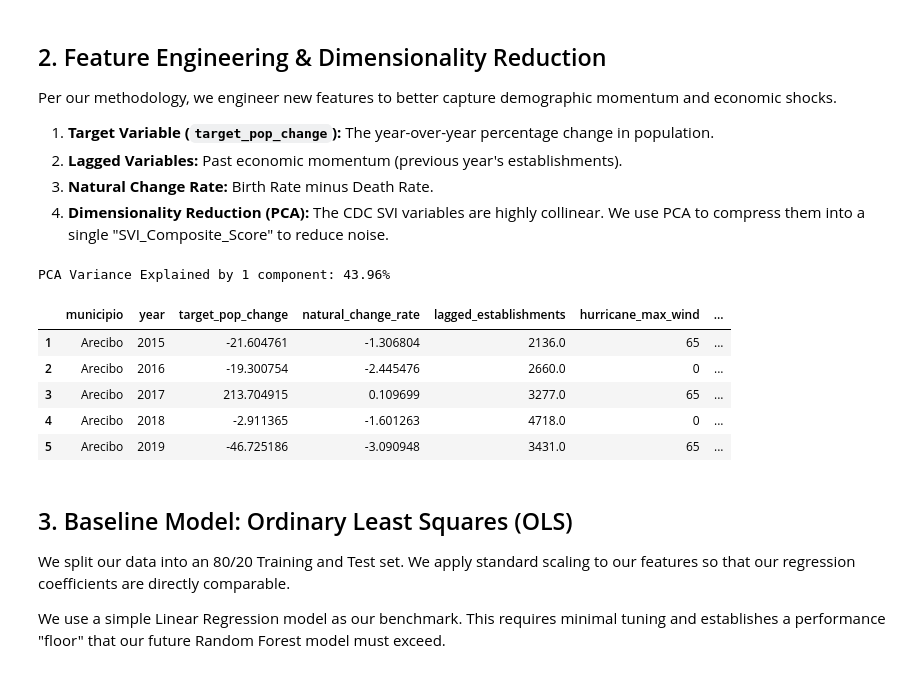
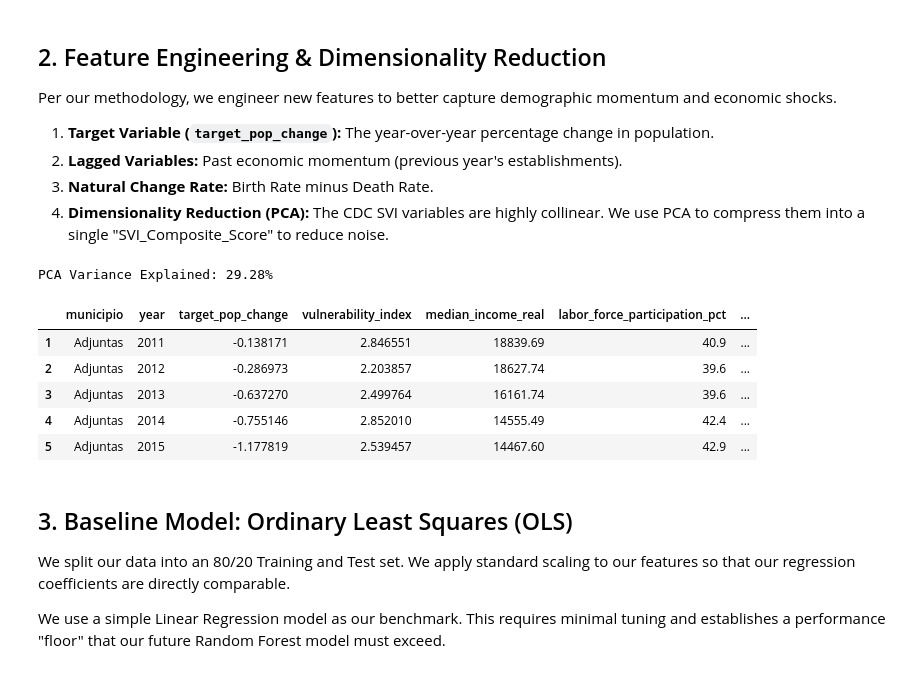
Before and after one commit to Venettov/CAPSTONE_DATA_SCIENCE_RIVERARUIZ, a Jupyter notebook: analysis/Phase1_Feature_Engineering_and_Baseline.ipynb, the cells around one changed output. Cells and saved outputs as stored; diff of their text form; code cells hidden in the pictures.

```diff
--- a/analysis/Phase1_Feature_Engineering_and_Baseline.ipynb
+++ b/analysis/Phase1_Feature_Engineering_and_Baseline.ipynb
@@ -92,39 +82,41 @@ Per our methodology, we engineer new features to better capture demographic mome
 4. **Dimensionality Reduction (PCA):** The CDC SVI variables are highly collinear. We use PCA to compress them into a single "SVI_Composite_Score" to reduce noise.
 # %%
 # 1. Create the Target Variable: Year-over-Year Population % Change
-df['target_pop_change'] = df.groupby('municipio')['population'].pct_change() * 100
+df['target_pop_change'] = df.groupby('municipio')['total_population'].pct_change() * 100
 
-# 2. Engineer Demographic & Economic Features
-df['natural_change_rate'] = df['birth_rate'] - df['death_rate']
-df['lagged_establishments'] = df.groupby('municipio')['establishments'].shift(1)
+# 2. Group SVI variables for Dimensionality Reduction
+# These specific columns were identified in your master_profile.csv
+svi_cols = [
+    'poverty_rate_pct', 'unemployment_rate_pct', 'no_hs_diploma_pct',
+    'disability_pct', 'single_parent_pct', 'limited_english_pct',
+    'multi_unit_housing_pct', 'crowding_pct', 'no_vehicle_pct'
+]
 
-# Drop NaN values created by the shift/pct_change operations (first year of data)
-df_clean = df.dropna().copy()
-
-# 3. Dimensionality Reduction: PCA on SVI variables
-svi_cols = ['svi_poverty', 'svi_unemployment', 'svi_housing']
+# 3. Clean and Scale
+df_clean = df.dropna(subset=['target_pop_change']).copy()
 scaler = StandardScaler()
 svi_scaled = scaler.fit_transform(df_clean[svi_cols])
 
+# 4. Apply PCA to create a single 'Vulnerability Index' from the 9 variables
 pca = PCA(n_components=1)
-df_clean['svi_composite_score'] = pca.fit_transform(svi_scaled)
+df_clean['vulnerability_index'] = pca.fit_transform(svi_scaled)
 
-print(f"PCA Variance Explained by 1 component: {pca.explained_variance_ratio_[0]*100:.2f}%")
-
-# Select final features for the model
-features = ['natural_change_rate', 'lagged_establishments', 'hurricane_max_wind', 'svi_composite_score']
+# 5. Final Feature Selection
+# Note: We are using 'median_income_real' as the primary economic feature
+features = ['vulnerability_index', 'median_income_real', 'labor_force_participation_pct', 'over_65_pct']
 X = df_clean[features]
 y = df_clean['target_pop_change']
 
+print(f"PCA Variance Explained: {pca.explained_variance_ratio_[0]*100:.2f}%")
 df_clean[['municipio', 'year', 'target_pop_change'] + features].head()
 # %% [output]
-PCA Variance Explained by 1 component: 43.96%
+PCA Variance Explained: 29.28%
-|  | municipio | year | target_pop_change | natural_change_rate | lagged_establishments | hurricane_max_wind | ... |
-| 1 | Arecibo | 2015 | -21.604761 | -1.306804 | 2136.0 | 65 | ... |
-| 2 | Arecibo | 2016 | -19.300754 | -2.445476 | 2660.0 | 0 | ... |
-| 3 | Arecibo | 2017 | 213.704915 | 0.109699 | 3277.0 | 65 | ... |
-| 4 | Arecibo | 2018 | -2.911365 | -1.601263 | 4718.0 | 0 | ... |
-| 5 | Arecibo | 2019 | -46.725186 | -3.090948 | 3431.0 | 65 | ... |
+|  | municipio | year | target_pop_change | vulnerability_index | median_income_real | labor_force_participation_pct | ... |
+| 1 | Adjuntas | 2011 | -0.138171 | 2.846551 | 18839.69 | 40.9 | ... |
+| 2 | Adjuntas | 2012 | -0.286973 | 2.203857 | 18627.74 | 39.6 | ... |
+| 3 | Adjuntas | 2013 | -0.637270 | 2.499764 | 16161.74 | 39.6 | ... |
+| 4 | Adjuntas | 2014 | -0.755146 | 2.852010 | 14555.49 | 42.4 | ... |
+| 5 | Adjuntas | 2015 | -1.177819 | 2.539457 | 14467.60 | 42.9 | ... |
 # %% [markdown]
 ## 3. Baseline Model: Ordinary Least Squares (OLS)
 We split our data into an 80/20 Training and Test set. We apply standard scaling to our features so that our regression coefficients are directly comparable.
```
Also changed, not shown: parts of 3 cells of this notebook.
